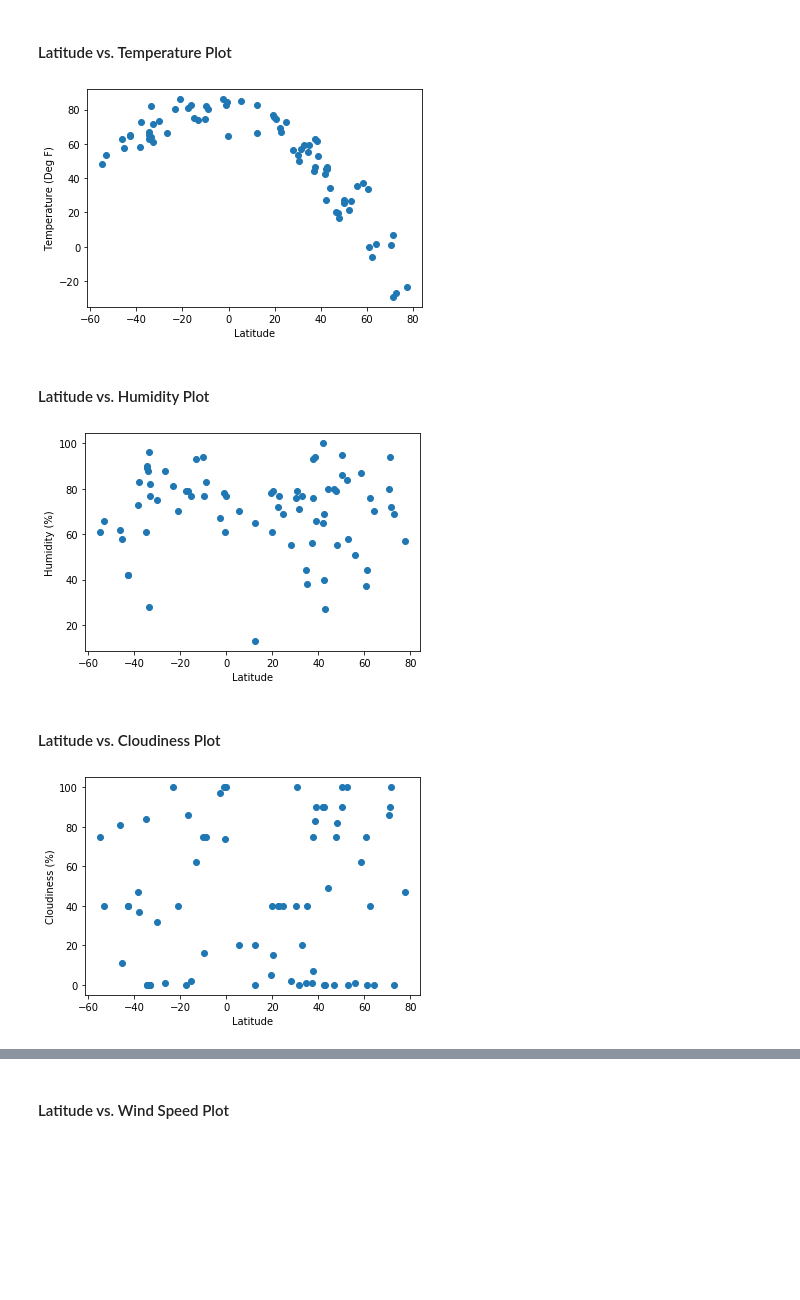
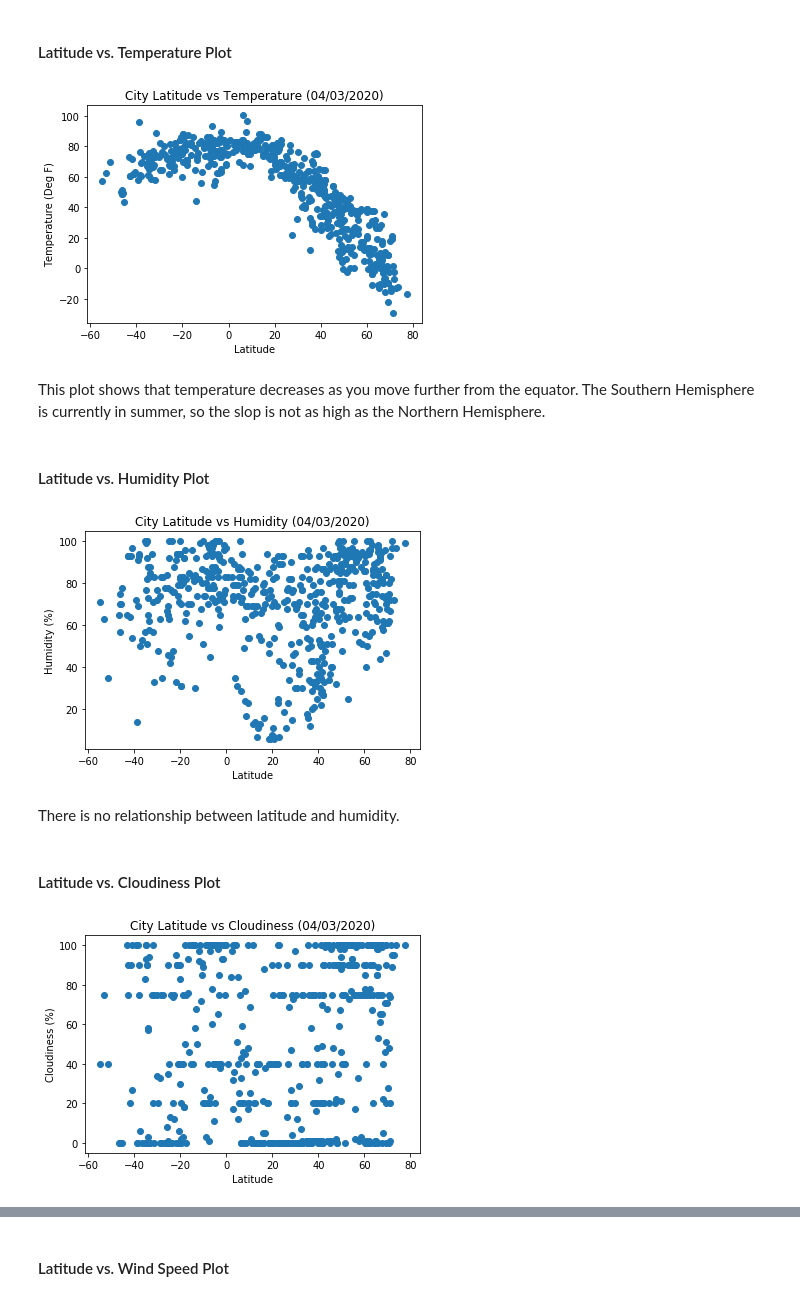
Before and after one commit to travistharp/python-api-challenge, a Jupyter notebook: WeatherPy/WeatherPy.ipynb, the cells around one changed output, grey strips where cells are left out. Drawn from its saved outputs; the diff is of its cells as text; code cells hidden in the pictures; blank space fills up the shorter version.

```diff
--- a/WeatherPy/WeatherPy.ipynb
+++ b/WeatherPy/WeatherPy.ipynb
@@ -33,8 +34,8 @@ lat_lngs = []
 cities = []
 
 # Create a set of random lat and lng combinations
-lats = np.random.uniform(low=-90.000, high=90.000, size=100)
-lngs = np.random.uniform(low=-180.000, high=180.000, size=100)
+lats = np.random.uniform(low=-90.000, high=90.000, size=1500)
+lngs = np.random.uniform(low=-180.000, high=180.000, size=1500)
 lat_lngs = zip(lats, lngs)
 
 # Identify nearest city for each lat, lng combination
@@ -49,6 +50,5 @@ for lat_lng in lat_lngs:
 cities = [c.title() for c in cities]
 
 # Print the city count to confirm sufficient count
-
 print (len(cities))
 # %% [output]
@@ -71,38 +71,46 @@ units = "imperial"
 query_url = f"{url}appid={weather_api_key}&units={units}&q="
 
 #create lists for the desired information
+country=[]
 lat = []
 lon = []
 temp = []
 humidity = []
 wind = []
 cloud = []
+date=[]
+
+
 i=0
 #request information from the api
 for city in cities:
     response = requests.get(query_url + city).json()
     i=i+1
     try:
+        country.append(response['sys']['country'])
         lat.append(response['coord']['lat'])
         lon.append(response['coord']['lon'])
         temp.append(response['main']['temp'])
         humidity.append(response['main']['humidity'])
         wind.append(response['wind']['speed'])
         cloud.append(response['clouds']['all'])
+        date.append(response['dt'])
         print(f"{city} Complete - {i} of {len(cities)}")
         time.sleep(1)
 
     except (KeyError, IndexError):
-        print(f"{city} Data Missing!!!............{i} of {len(cities)}")
+        print(f"Data Missing for {city}----skipping----{i} of {len(cities)}")
+        country.append(None)
         lat.append(None)
         lon.append(None)
         temp.append(None)
         humidity.append(None)
         wind.append(None)
         cloud.append(None)
+        date.append(None)
 
 
 #track the number of calls and responses
     if i == len(cities):
-        print(f"Complete")
+        print(f"*******API REQUEST Complete*******")
 # %% [output]
@@ -127,12 +135,14 @@ Complete
 #create a dictionary from all the gathered lists
 city_dict = {
     "City": cities,
+    "Country": country,
     "Lat": lat,
     "Lon": lon,
     "Temp": temp,
     "Humidity": humidity,
     "Wind_Speed": wind,
-    "Cloudiness": cloud
+    "Cloudiness": cloud,
+    "Date (UTC)": date
 }
 # %% [markdown]
 ### Convert Raw Data to DataFrame
@@ -184,7 +188,11 @@ dtype: object
 # %%
 #drop "na" values
 city_df = city_df.dropna(how='any', axis=0)
-#verify nan dropped
+
+#convert the unix timestamp
+city_df['Date (UTC)'] = pd.to_datetime(city_df['Date (UTC)'],unit='s')
+
+#verify number of complete data sets
 print (f"{len(city_df.index)} complete sets of city data.")
 city_df.head(30)
 # %% [output]
@@ -218,11 +238,15 @@ city_df.to_csv(output_data_file, index=False)
 # %%
 #scatter plot for latitude vs temperature
 plt.scatter(city_df["Lat"], city_df["Temp"])
 plt.xlabel('Latitude')
 plt.ylabel('Temperature (Deg F)')
+plt.title(f"City Latitude vs Temperature ({time})")
+plt.savefig('World_Latitude_vs_Temperature.png')
 plt.show()
 # %% [output]
-[figure, old version]
+[figure, new version]
+# %% [markdown]
+This plot shows that temperature decreases as you move further from the equator. The Southern Hemisphere is currently in summer, so the slop is not as high as the Northern Hemisphere.
 # %% [markdown]
 #### Latitude vs. Humidity Plot
 # %%
@@ -230,9 +254,13 @@ plt.show()
 plt.scatter(city_df["Lat"], city_df["Humidity"])
 plt.xlabel('Latitude')
 plt.ylabel('Humidity (%)')
+plt.title(f"City Latitude vs Humidity ({time})")
+plt.savefig('World_Latitude_vs_Humidity.png')
 plt.show()
 # %% [output]
-[figure, old version]
+[figure, new version]
+# %% [markdown]
+There is no relationship between latitude and humidity.
 # %% [markdown]
 #### Latitude vs. Cloudiness Plot
 # %%
@@ -240,6 +268,8 @@ plt.show()
 plt.scatter(city_df["Lat"], city_df["Cloudiness"])
 plt.xlabel('Latitude')
 plt.ylabel('Cloudiness (%)')
+plt.title(f"City Latitude vs Cloudiness ({time})")
+plt.savefig('World_Latitude_vs_Cloudiness.png')
 plt.show()
 # %% [output]
-[figure, old version]
+[figure, new version]
```
Also changed, not shown: parts of 24 cells of this notebook, 15 other files.
